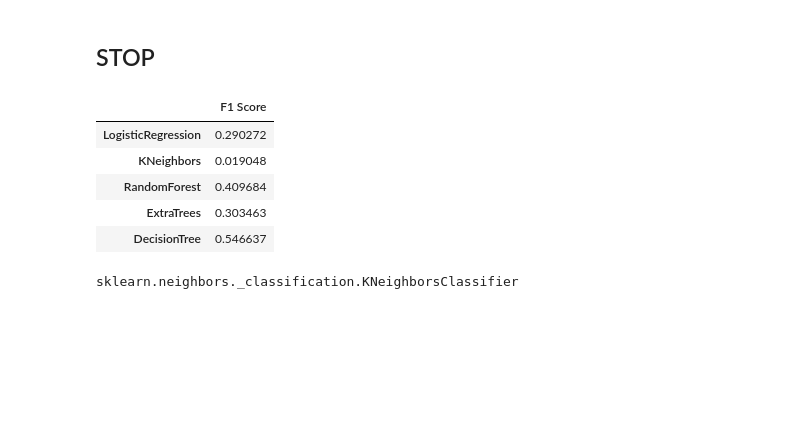
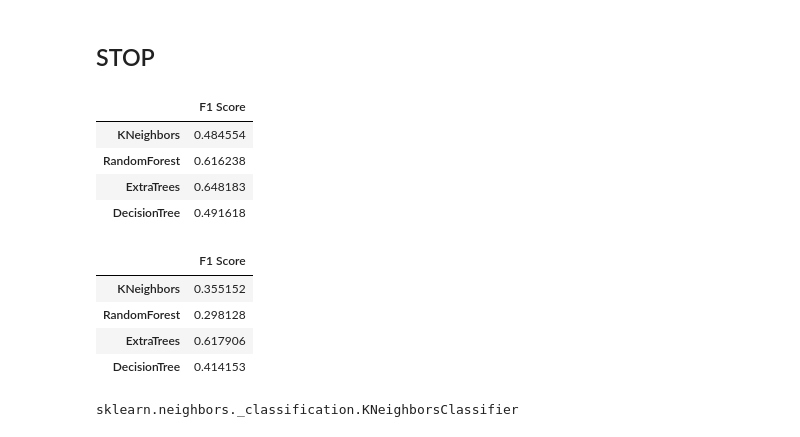
Before and after one commit to samjdedes/project3_ChurnModeling, a Jupyter notebook: notebooks/Jon_EDA.ipynb, the cells around one changed output. Saved outputs shown, nothing was run; the diff lists cells and outputs as text; code cells hidden in the pictures; blank space fills up the shorter version.

```diff
--- a/notebooks/Jon_EDA.ipynb
+++ b/notebooks/Jon_EDA.ipynb
@@ -774,25 +774,40 @@ NameError: name 'feature_selection' is not defined
 ## STOP
 # %%
 from sklearn.metrics import plot_confusion_matrix
+# %%
+f1_scores_dict = {
+    "F1 Score": [
+        cross_val_score(best_kn_pipeline, X_train, y_train, scoring='f1').mean(),
+        cross_val_score(best_rf_pipeline, X_train, y_train, scoring='f1').mean(),
+        cross_val_score(best_et_pipeline, X_train, y_train, scoring='f1').mean(),
+        cross_val_score(best_dt_pipeline, X_train, y_train, scoring='f1').mean()
+    ]
+}
+f1_scores_df = pd.DataFrame(f1_scores_dict, index=["KNeighbors", "RandomForest", "ExtraTrees", "DecisionTree"])
+f1_scores_df
+# %% [output]
+|  | F1 Score |
+| KNeighbors | 0.484554 |
+| RandomForest | 0.616238 |
+| ExtraTrees | 0.648183 |
+| DecisionTree | 0.491618 |
 # %%
 f1_scores_dict = {
     "F1 Score": [
-        cross_val_score(log1, X_test_final, y_test, scoring='f1').mean(),
-        cross_val_score(knc1, X_test_final, y_test, scoring='f1').mean(),
-        cross_val_score(rfc1, X_test_final, y_test, scoring='f1').mean(),
-        cross_val_score(etc1, X_test_final, y_test, scoring='f1').mean(),
-        cross_val_score(dtc1, X_test_final, y_test, scoring='f1').mean()
+        cross_val_score(best_kn_pipeline, X_test, y_test, scoring='f1').mean(),
+        cross_val_score(best_rf_pipeline, X_test, y_test, scoring='f1').mean(),
+        cross_val_score(best_et_pipeline, X_test, y_test, scoring='f1').mean(),
+        cross_val_score(best_dt_pipeline, X_test, y_test, scoring='f1').mean()
     ]
 }
-f1_scores_df = pd.DataFrame(f1_scores_dict, index=["LogisticRegression", "KNeighbors", "RandomForest", "ExtraTrees", "DecisionTree"])
+f1_scores_df = pd.DataFrame(f1_scores_dict, index=["KNeighbors", "RandomForest", "ExtraTrees", "DecisionTree"])
 f1_scores_df
 # %% [output]
 |  | F1 Score |
-| LogisticRegression | 0.290272 |
-| KNeighbors | 0.019048 |
-| RandomForest | 0.409684 |
-| ExtraTrees | 0.303463 |
-| DecisionTree | 0.546637 |
+| KNeighbors | 0.355152 |
+| RandomForest | 0.298128 |
+| ExtraTrees | 0.617906 |
+| DecisionTree | 0.414153 |
 # %%
 #knc1.fit(X_train_oh_sc_resamp, y_train_resamp)
 # %%
```
Also changed, not shown: 5 other files.
